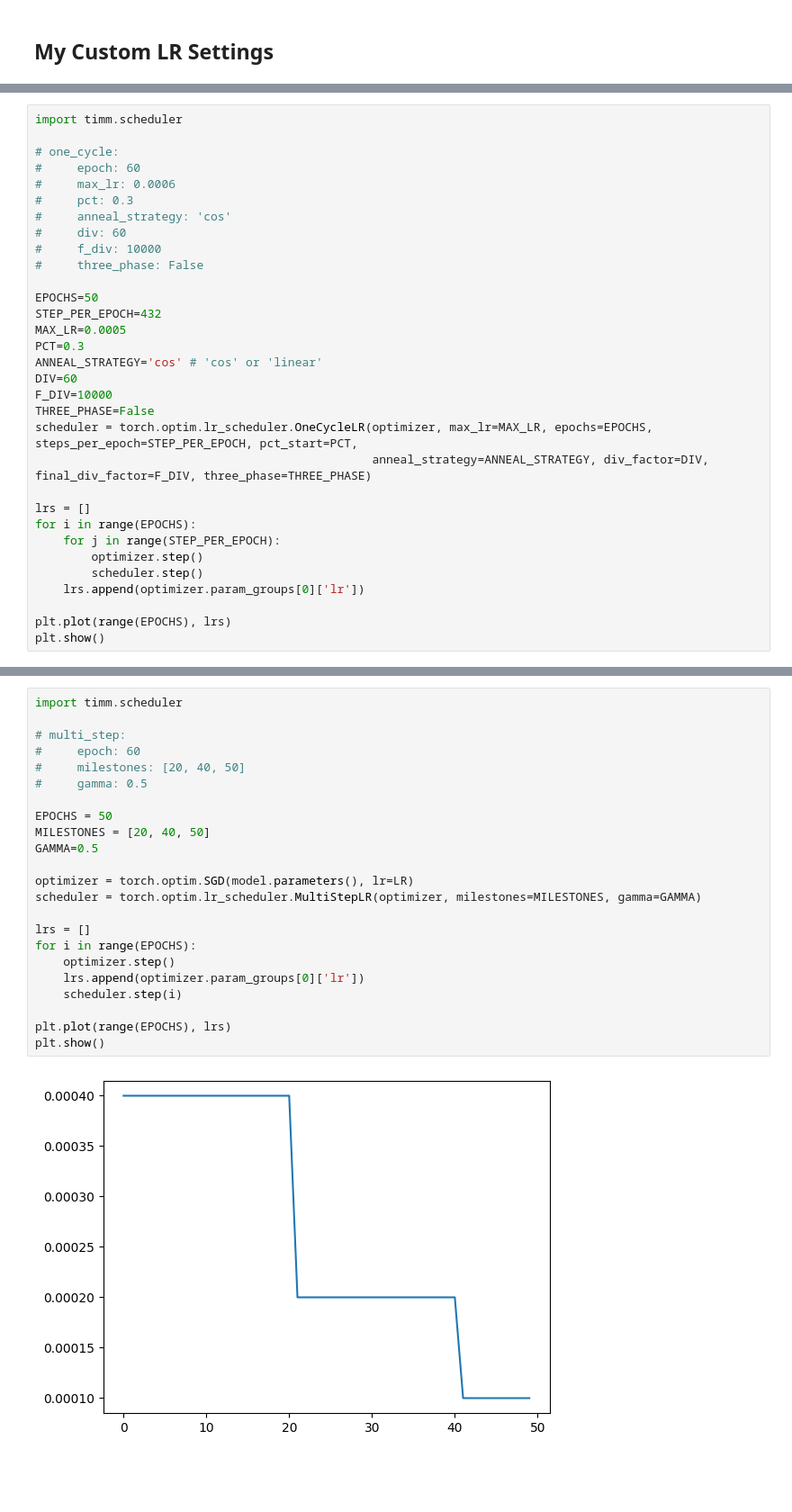
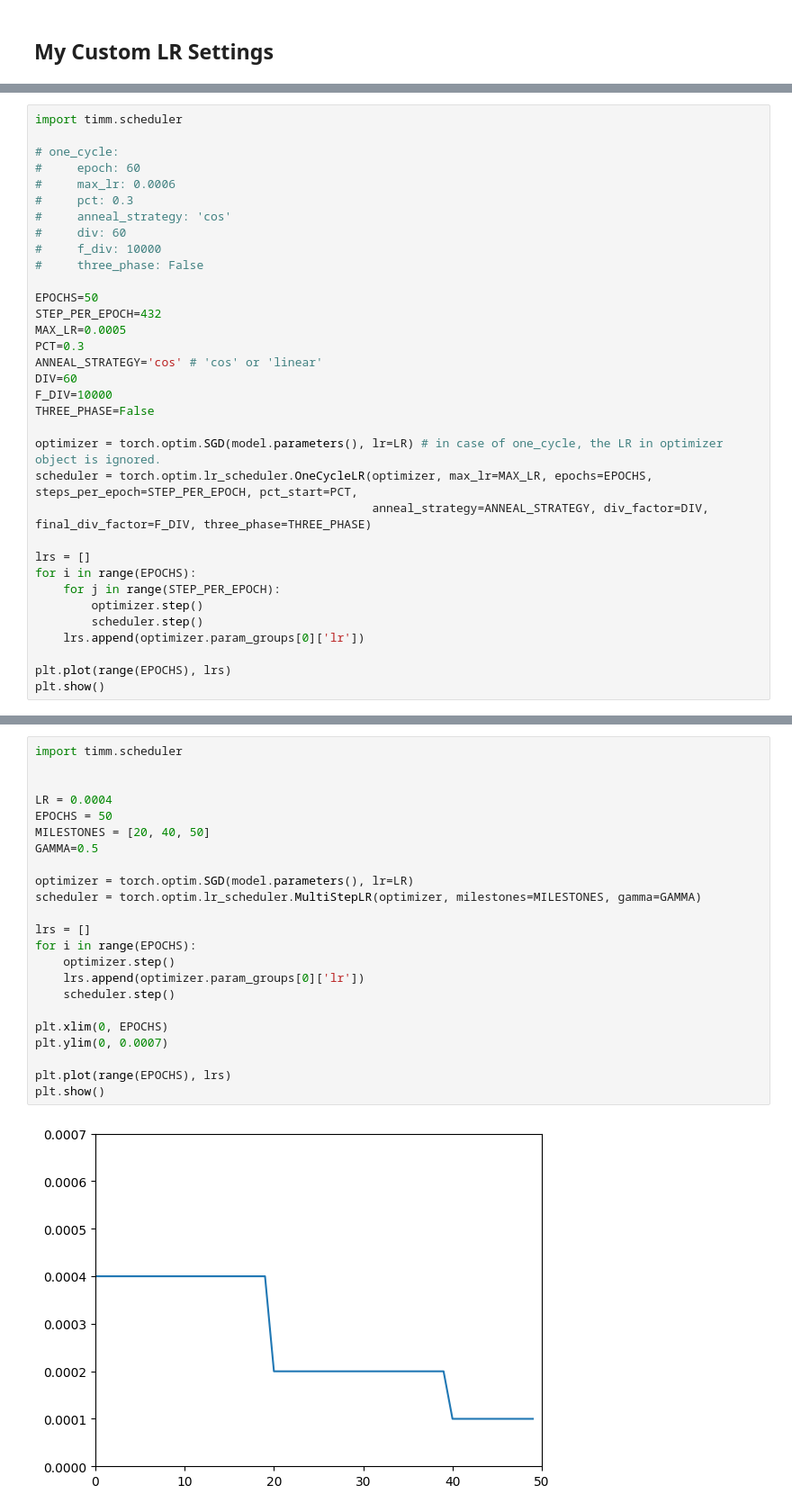
Before and after one commit to Semmn/LaneDetection-Unet, a Jupyter notebook: train/segmentation/lr_scheduler_vis.ipynb, the cells around one changed output, grey strips where cells are left out. Shown at 90% size. Saved outputs shown, nothing was run; the diff lists cells and outputs as text; blank space fills up the shorter version.

```diff
--- a/train/segmentation/lr_scheduler_vis.ipynb
+++ b/train/segmentation/lr_scheduler_vis.ipynb
@@ -95,6 +95,8 @@ ANNEAL_STRATEGY='cos' # 'cos' or 'linear'
 DIV=60
 F_DIV=10000
 THREE_PHASE=False
+
+optimizer = torch.optim.SGD(model.parameters(), lr=LR) # in case of one_cycle, the LR in optimizer object is ignored.
 scheduler = torch.optim.lr_scheduler.OneCycleLR(optimizer, max_lr=MAX_LR, epochs=EPOCHS, steps_per_epoch=STEP_PER_EPOCH, pct_start=PCT,
                                                 anneal_strategy=ANNEAL_STRATEGY, div_factor=DIV, final_div_factor=F_DIV, three_phase=THREE_PHASE)
 
@@ -112,25 +114,25 @@ plt.show()
 # %%
 import timm.scheduler
 
-# multi_step:
-#     epoch: 60
-#     milestones: [20, 40, 50]
-#     gamma: 0.5
 
+LR = 0.0004
 EPOCHS = 50
 MILESTONES = [20, 40, 50]
 GAMMA=0.5
 
 optimizer = torch.optim.SGD(model.parameters(), lr=LR)
 scheduler = torch.optim.lr_scheduler.MultiStepLR(optimizer, milestones=MILESTONES, gamma=GAMMA)
 
 lrs = []
 for i in range(EPOCHS):
     optimizer.step()
     lrs.append(optimizer.param_groups[0]['lr'])
-    scheduler.step(i)
+    scheduler.step()
+
+plt.xlim(0, EPOCHS)
+plt.ylim(0, 0.0007)
 
 plt.plot(range(EPOCHS), lrs)
 plt.show()
 # %% [output]
-[figure, old version]
+[figure, new version]
```
Also changed, not shown: 16 other files.
